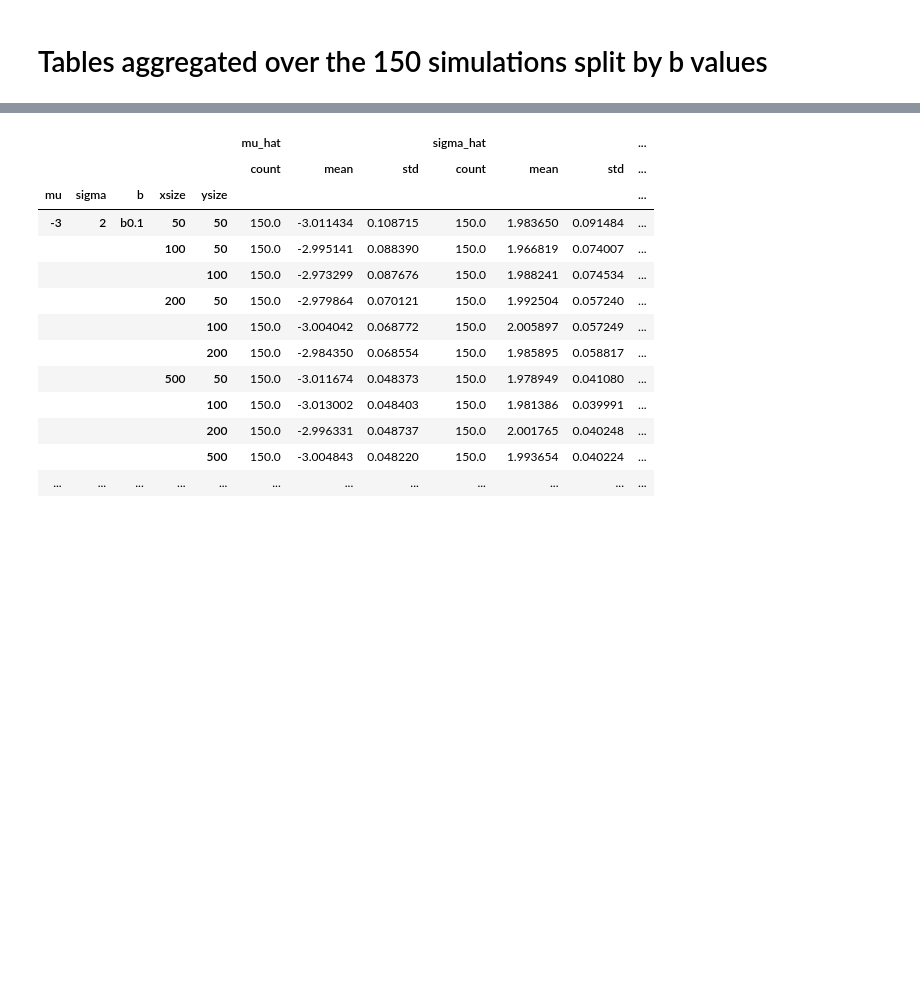
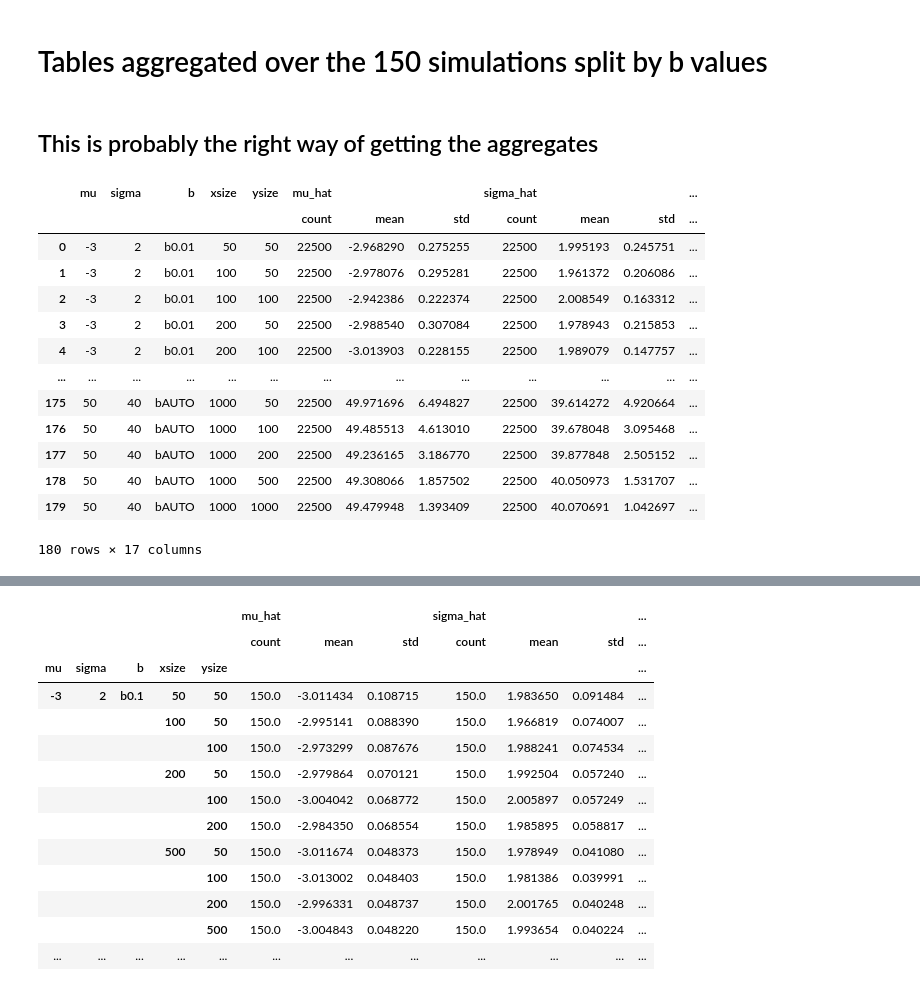
Before and after one commit to GiantDwarf42/master_thesis2, a Jupyter notebook: Gaussian_Data_Analysis.ipynb, the cells around one changed output, grey strips where cells are left out. Cells and saved outputs as stored; diff of their text form; code cells hidden in the pictures; blank space fills up the shorter version.

```diff
--- a/Gaussian_Data_Analysis.ipynb
+++ b/Gaussian_Data_Analysis.ipynb
@@ -93,2 +112,22 @@ df_last_150_aggregated
 # %% [markdown]
 # Tables aggregated over the 150 simulations split by b values
+# %% [markdown]
+## This is probably the right way of getting the aggregates
+# %%
+df_last_150_aggregated_mean_ID_alternative_index_reset = df_last_150_aggregated_mean_ID_alternative.reset_index()
+df_last_150_aggregated_mean_ID_alternative_index_reset
+# %% [output]
+|  | mu | sigma | b | xsize | ysize | mu_hat |  |  | sigma_hat |  |  | ... |
+|  |  |  |  |  |  | count | mean | std | count | mean | std | ... |
+| 0 | -3 | 2 | b0.01 | 50 | 50 | 22500 | -2.968290 | 0.275255 | 22500 | 1.995193 | 0.245751 | ... |
+| 1 | -3 | 2 | b0.01 | 100 | 50 | 22500 | -2.978076 | 0.295281 | 22500 | 1.961372 | 0.206086 | ... |
+| 2 | -3 | 2 | b0.01 | 100 | 100 | 22500 | -2.942386 | 0.222374 | 22500 | 2.008549 | 0.163312 | ... |
+| 3 | -3 | 2 | b0.01 | 200 | 50 | 22500 | -2.988540 | 0.307084 | 22500 | 1.978943 | 0.215853 | ... |
+| 4 | -3 | 2 | b0.01 | 200 | 100 | 22500 | -3.013903 | 0.228155 | 22500 | 1.989079 | 0.147757 | ... |
+| ... | ... | ... | ... | ... | ... | ... | ... | ... | ... | ... | ... | ... |
+| 175 | 50 | 40 | bAUTO | 1000 | 50 | 22500 | 49.971696 | 6.494827 | 22500 | 39.614272 | 4.920664 | ... |
+| 176 | 50 | 40 | bAUTO | 1000 | 100 | 22500 | 49.485513 | 4.613010 | 22500 | 39.678048 | 3.095468 | ... |
+| 177 | 50 | 40 | bAUTO | 1000 | 200 | 22500 | 49.236165 | 3.186770 | 22500 | 39.877848 | 2.505152 | ... |
+| 178 | 50 | 40 | bAUTO | 1000 | 500 | 22500 | 49.308066 | 1.857502 | 22500 | 40.050973 | 1.531707 | ... |
+| 179 | 50 | 40 | bAUTO | 1000 | 1000 | 22500 | 49.479948 | 1.393409 | 22500 | 40.070691 | 1.042697 | ... |
+180 rows × 17 columns
```
Also changed, not shown: parts of 6 cells of this notebook.
